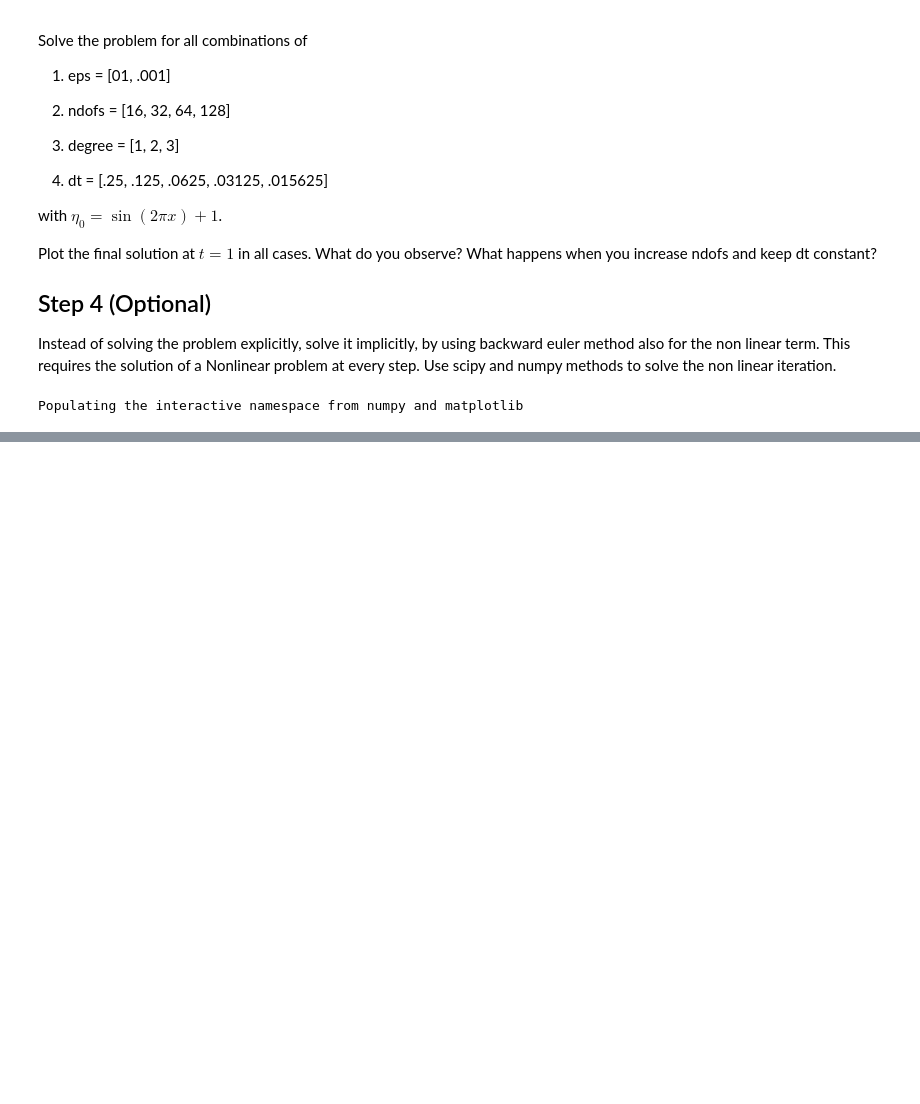
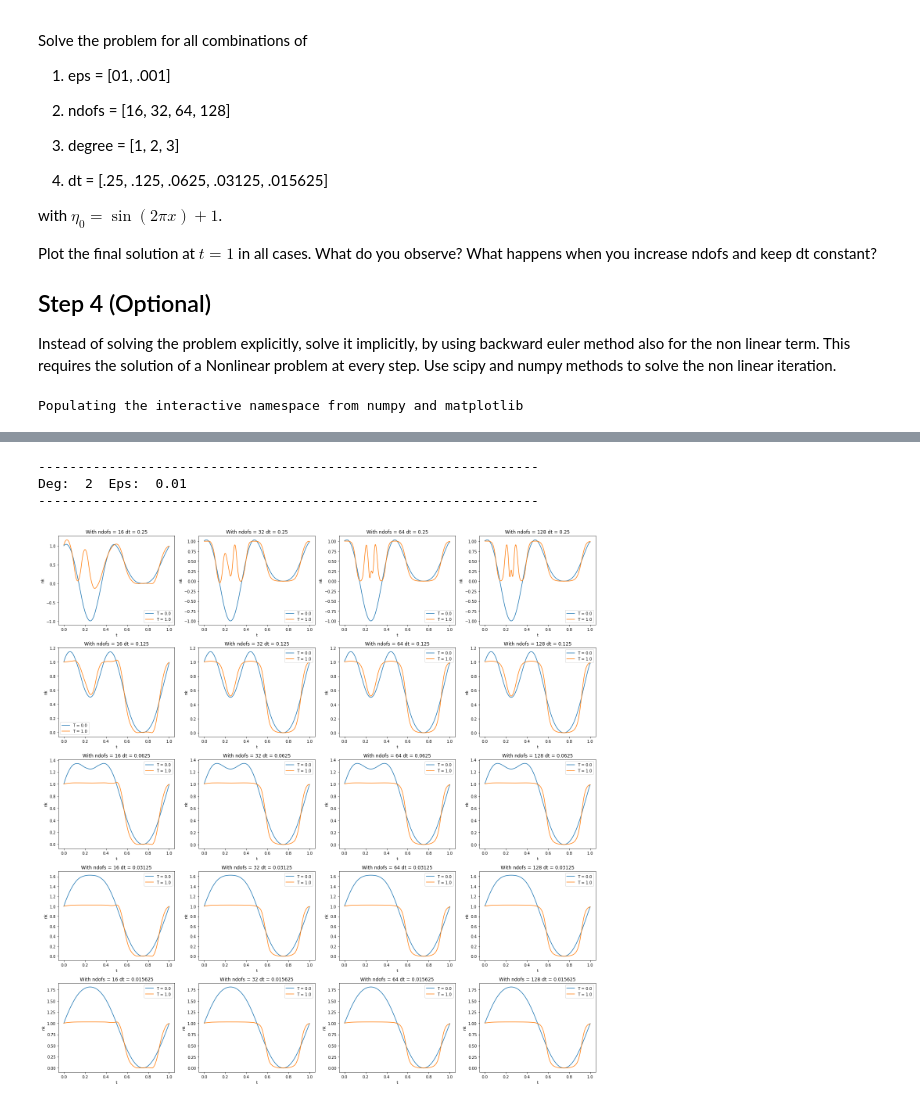
Before and after one commit to lleon95/P1.4_seed, a Jupyter notebook: final_project/final_project_lleon.ipynb, the cells around one changed output, grey strips where cells are left out. Drawn from its saved outputs; the diff is of its cells as text; code cells hidden in the pictures; blank space fills up the shorter version.

```diff
--- a/final_project/final_project_lleon.ipynb
+++ b/final_project/final_project_lleon.ipynb
@@ -250,0 +292,12 @@ for eps in [0.01, 0.001]:
+# %%
+deg = 2
+eps = 0.01
+print("----------------------------------------------------------------")
+print("Deg: ", deg, " Eps: ", eps)
+print("----------------------------------------------------------------")
+plot_df_n_ndofs(deg, eps)
+# %% [output]
+----------------------------------------------------------------
+Deg:  2  Eps:  0.01
+----------------------------------------------------------------
+[figure, added]
```
Also changed, not shown: parts of 9 cells of this notebook.
